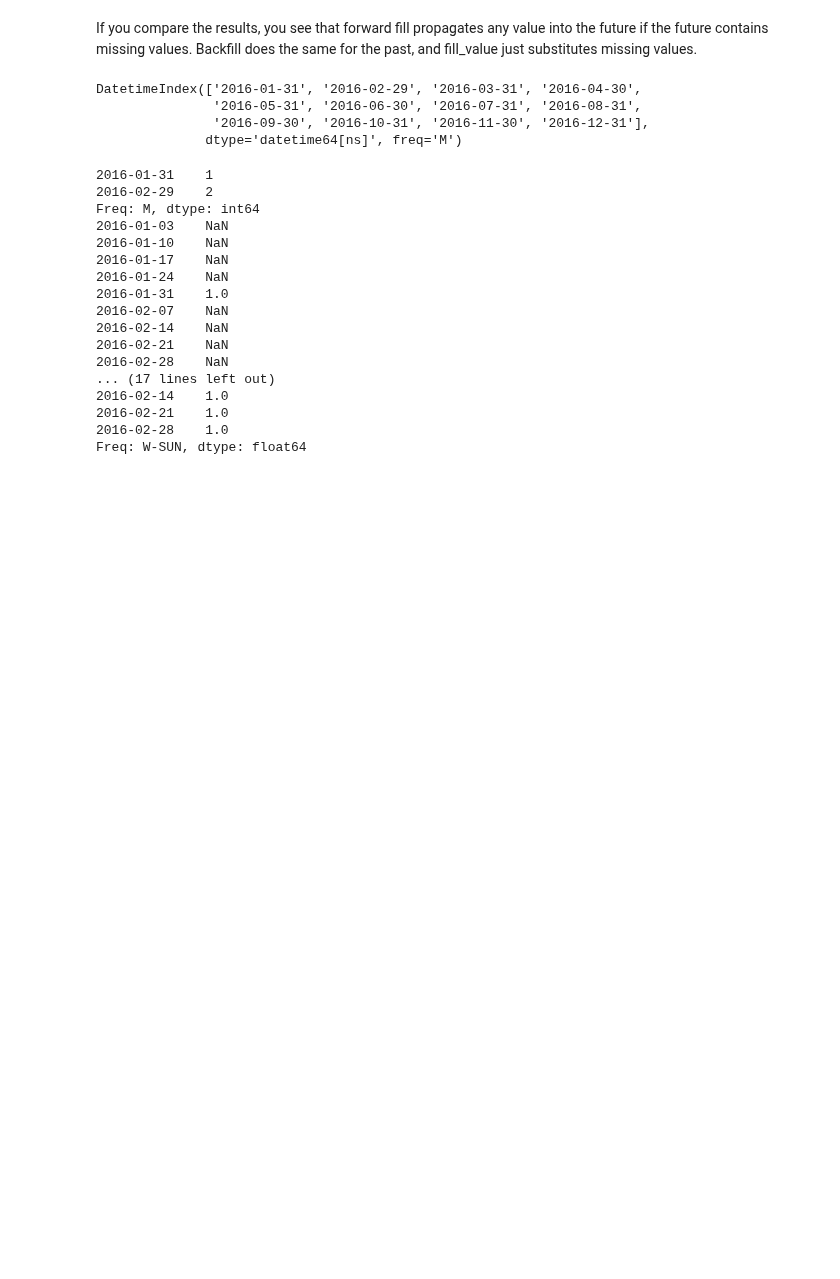
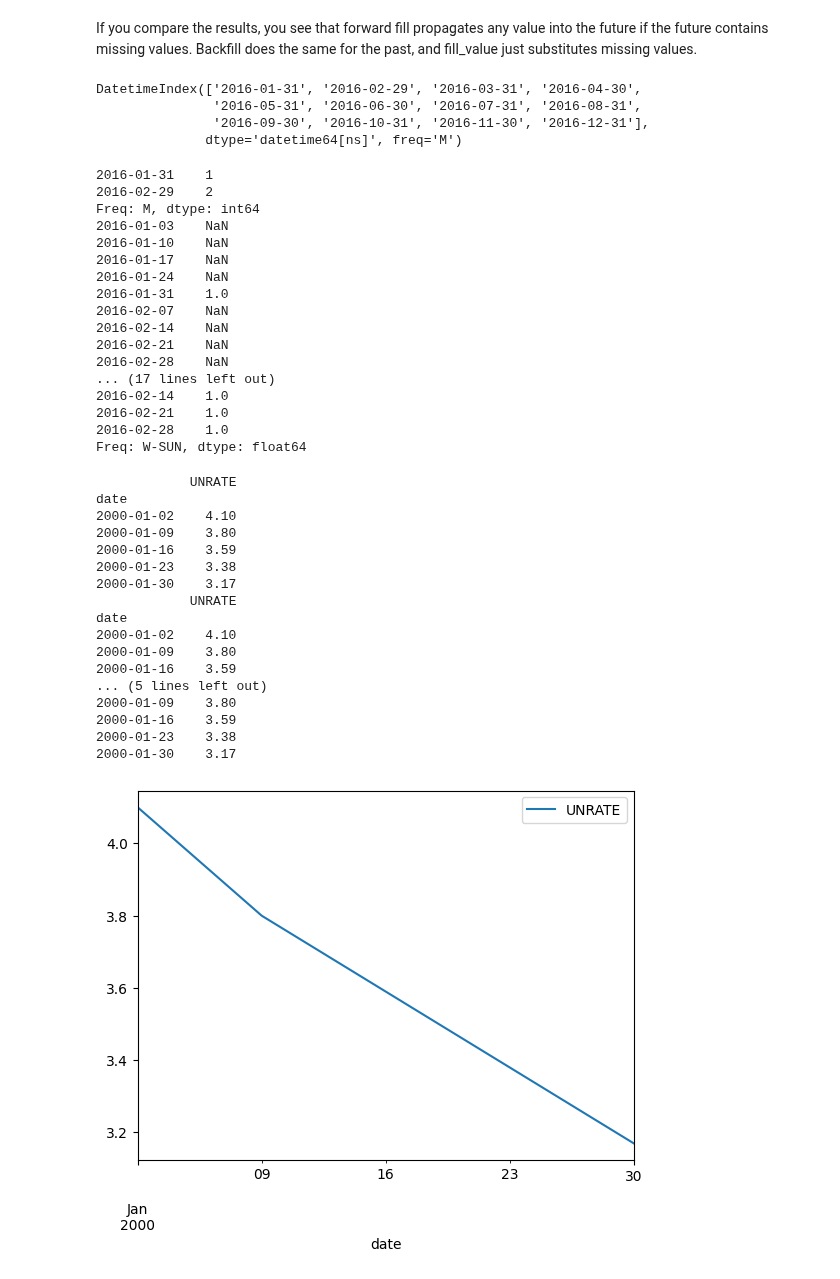
Before and after one commit to KeenGWatanabe/python, a Jupyter notebook: DateTime.ipynb, the cells around one changed output. Saved outputs shown, nothing was run; the diff lists cells and outputs as text; code cells hidden in the pictures; blank space fills up the shorter version.

```diff
--- a/DateTime.ipynb
+++ b/DateTime.ipynb
@@ -964,3 +968,42 @@ Freq: M, dtype: int64
 2016-02-21    1.0
 2016-02-28    1.0
 Freq: W-SUN, dtype: float64
+# %%
+import pandas as pd
+import matplotlib.pyplot as plt
+
+# Import data here
+data = pd.read_csv('unemployment.csv', parse_dates=['date'], index_col='date')
+
+# Show first five rows of weekly series
+print(data.asfreq('W').head())
+
+# Show first five rows of weekly series with bfill option
+print(data.asfreq('W', method='bfill').head())
+
+# Create weekly series with ffill option and show first five rows
+weekly_ffill = data.asfreq('W', method='ffill')
+print(weekly_ffill.head())
+
+# Plot weekly_fill starting 2015 here
+weekly_ffill.loc['2000':].plot()
+plt.show()
+# %% [output]
+            UNRATE
+date
+2000-01-02    4.10
+2000-01-09    3.80
+2000-01-16    3.59
+2000-01-23    3.38
+2000-01-30    3.17
+            UNRATE
+date
+2000-01-02    4.10
+2000-01-09    3.80
+2000-01-16    3.59
+... (5 lines left out)
+2000-01-09    3.80
+2000-01-16    3.59
+2000-01-23    3.38
+2000-01-30    3.17
+[figure, added]
```
Also changed, not shown: parts of 4 cells of this notebook, 2 other files.
